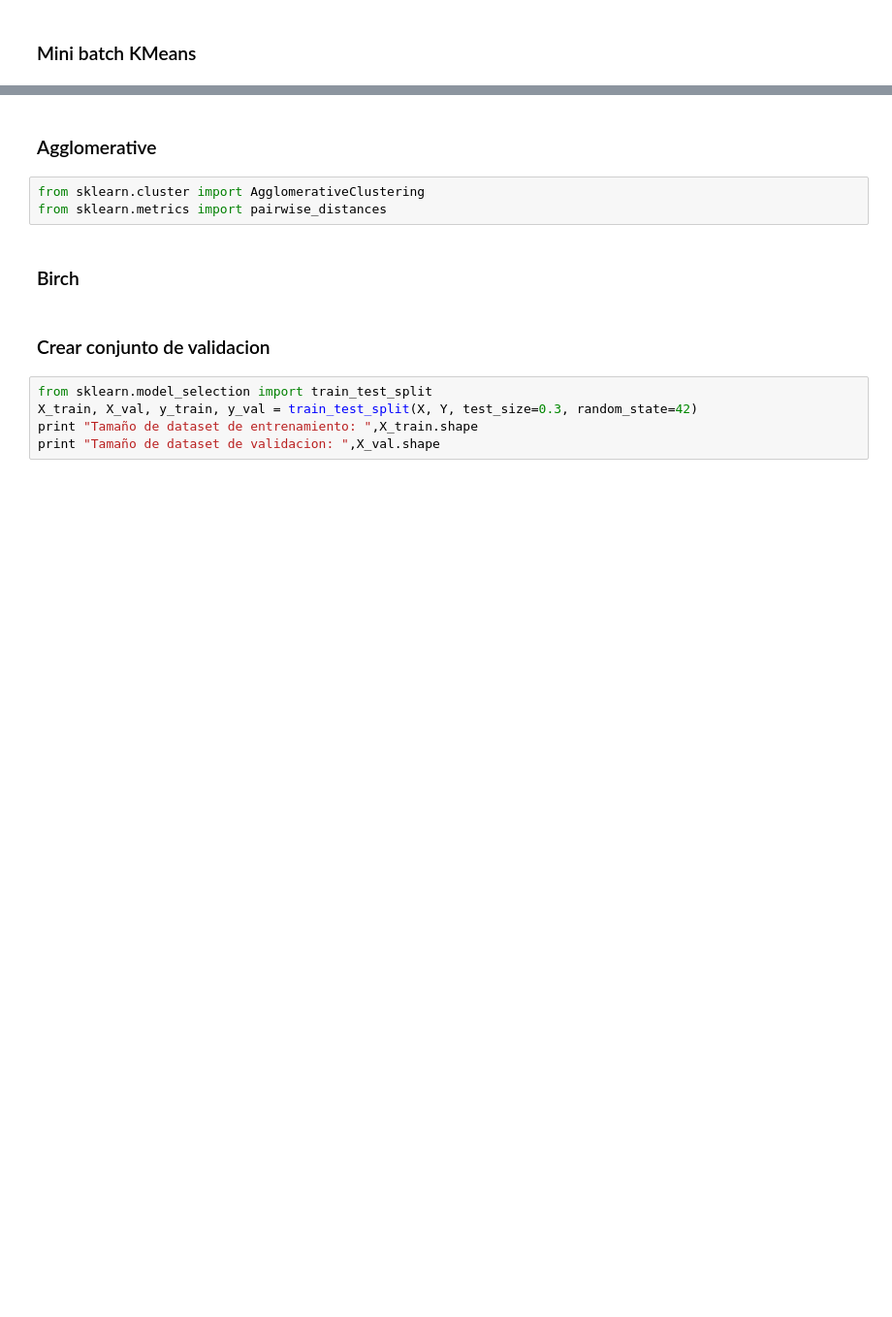
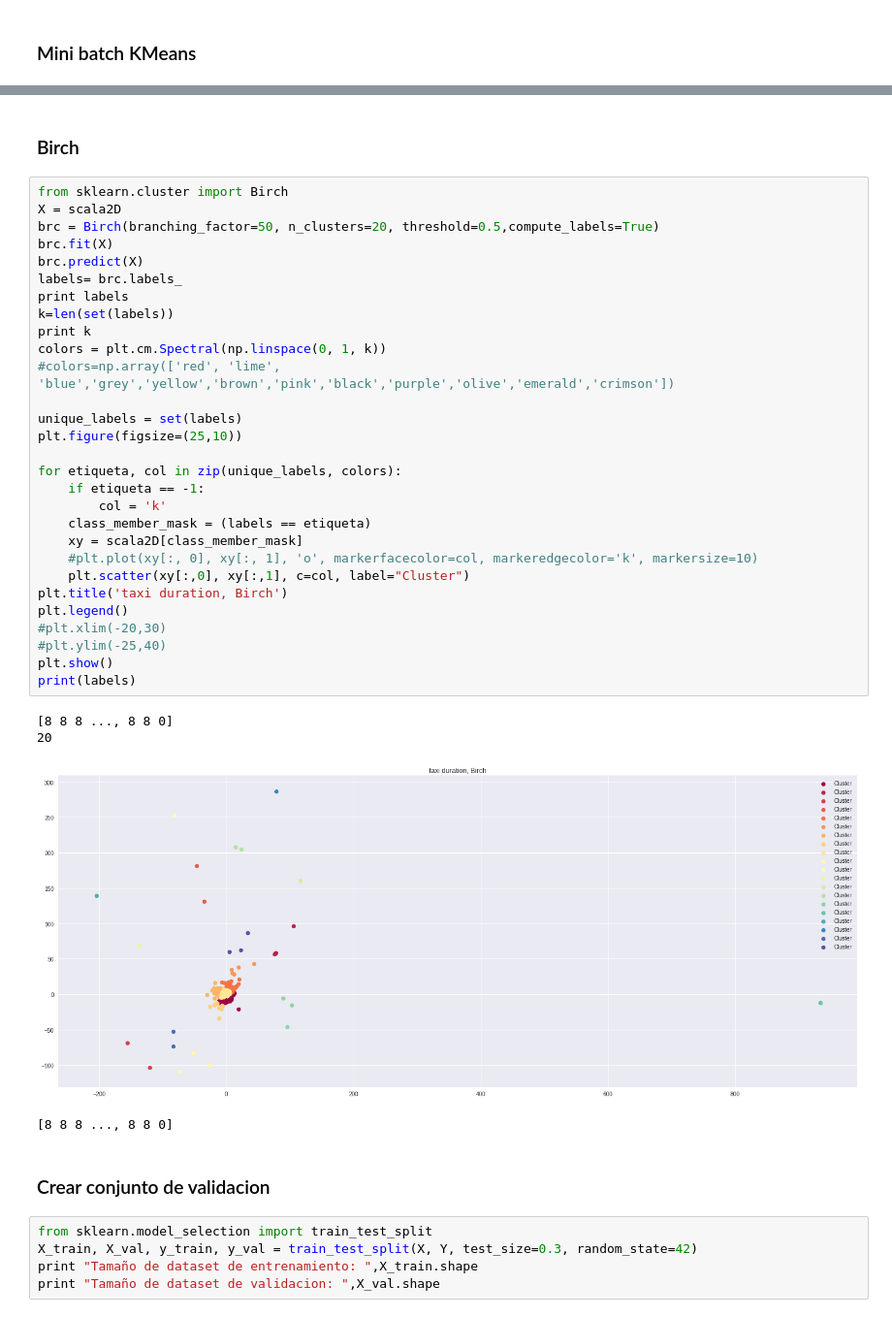
Before and after one commit to FMena14/Kaggle, a Jupyter notebook: TaxiDuration/CodigoTaxis.ipynb, the cells around one changed output, grey strips where cells are left out. Shown at 97% size. Drawn from its saved outputs; the diff is of its cells as text; blank space fills up the shorter version.

Commit message:
Birch

```diff
--- a/TaxiDuration/CodigoTaxis.ipynb
+++ b/TaxiDuration/CodigoTaxis.ipynb
@@ -683,10 +629,39 @@ print (l_pred_w)
-# %% [markdown]
-### Agglomerative
-# %%
-from sklearn.cluster import AgglomerativeClustering
-from sklearn.metrics import pairwise_distances
 # %% [markdown]
 ### Birch
+# %%
+from sklearn.cluster import Birch
+X = scala2D
+brc = Birch(branching_factor=50, n_clusters=20, threshold=0.5,compute_labels=True)
+brc.fit(X)
+brc.predict(X)
+labels= brc.labels_
+print labels
+k=len(set(labels))
+print k
+colors = plt.cm.Spectral(np.linspace(0, 1, k))
+#colors=np.array(['red', 'lime', 'blue','grey','yellow','brown','pink','black','purple','olive','emerald','crimson'])
+
+unique_labels = set(labels)
+plt.figure(figsize=(25,10))
+
+for etiqueta, col in zip(unique_labels, colors):
+    if etiqueta == -1:
+        col = 'k'
+    class_member_mask = (labels == etiqueta)
+    xy = scala2D[class_member_mask]
+    #plt.plot(xy[:, 0], xy[:, 1], 'o', markerfacecolor=col, markeredgecolor='k', markersize=10)
+    plt.scatter(xy[:,0], xy[:,1], c=col, label="Cluster")
+plt.title('taxi duration, Birch')
+plt.legend()
+#plt.xlim(-20,30)
+#plt.ylim(-25,40)
+plt.show()
+print(labels)
+# %% [output]
+[8 8 8 ..., 8 8 0]
+20
+[figure, added]
+[8 8 8 ..., 8 8 0]
 # %% [markdown]
 ### Crear conjunto de validacion
 # %%
```
Also changed, not shown: parts of 12 cells of this notebook.
